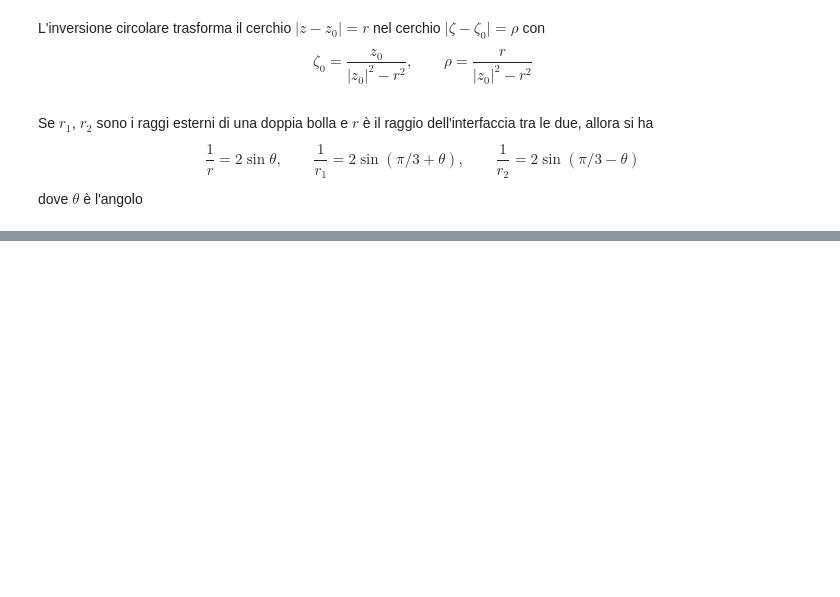
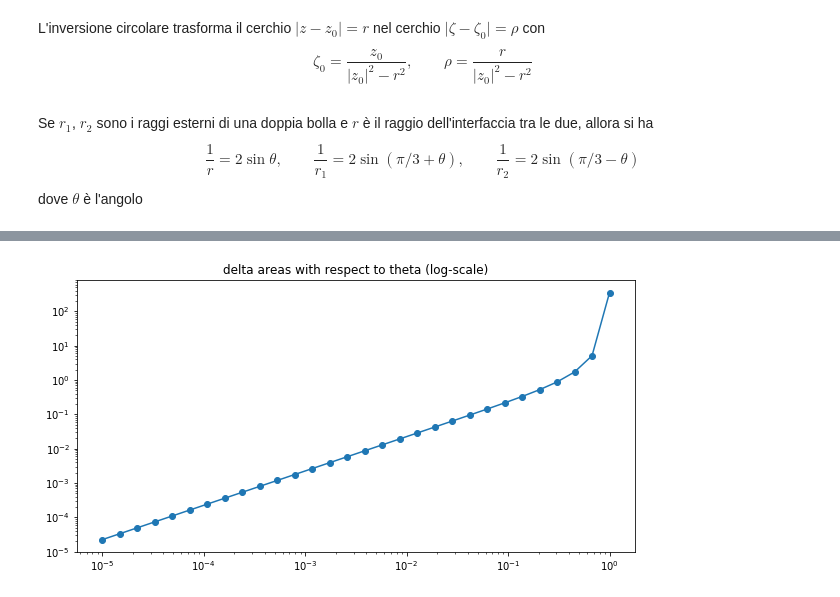
Before and after one commit to paolini/sandwich, a Jupyter notebook: sandwich+cluster.ipynb, the cells around one changed output, grey strips where cells are left out. Drawn from its saved outputs; the diff is of its cells as text; code cells hidden in the pictures; blank space fills up the shorter version.

```diff
--- a/sandwich+cluster.ipynb
+++ b/sandwich+cluster.ipynb
@@ -223,0 +294,9 @@ plt.show()
+# %%
+plt.figure(figsize=(10,5))
+theta = logspace(-5, 0)
+delta = array(list(map(area_delta, theta)))
+plt.loglog(theta, delta, "-o")
+plt.title('delta areas with respect to theta (log-scale)')
+plt.show()
+# %% [output]
+[figure, added]
```
Also changed, not shown: parts of 4 cells of this notebook.
